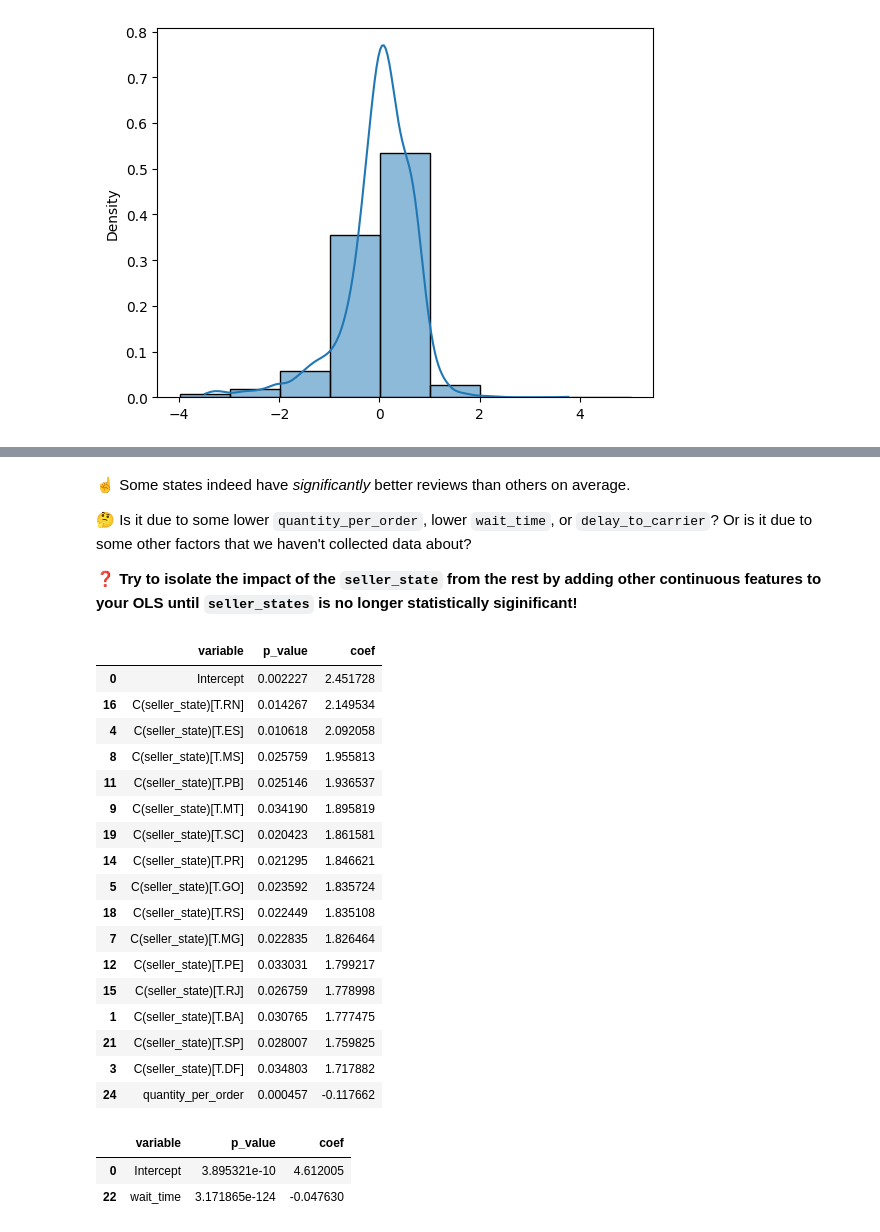
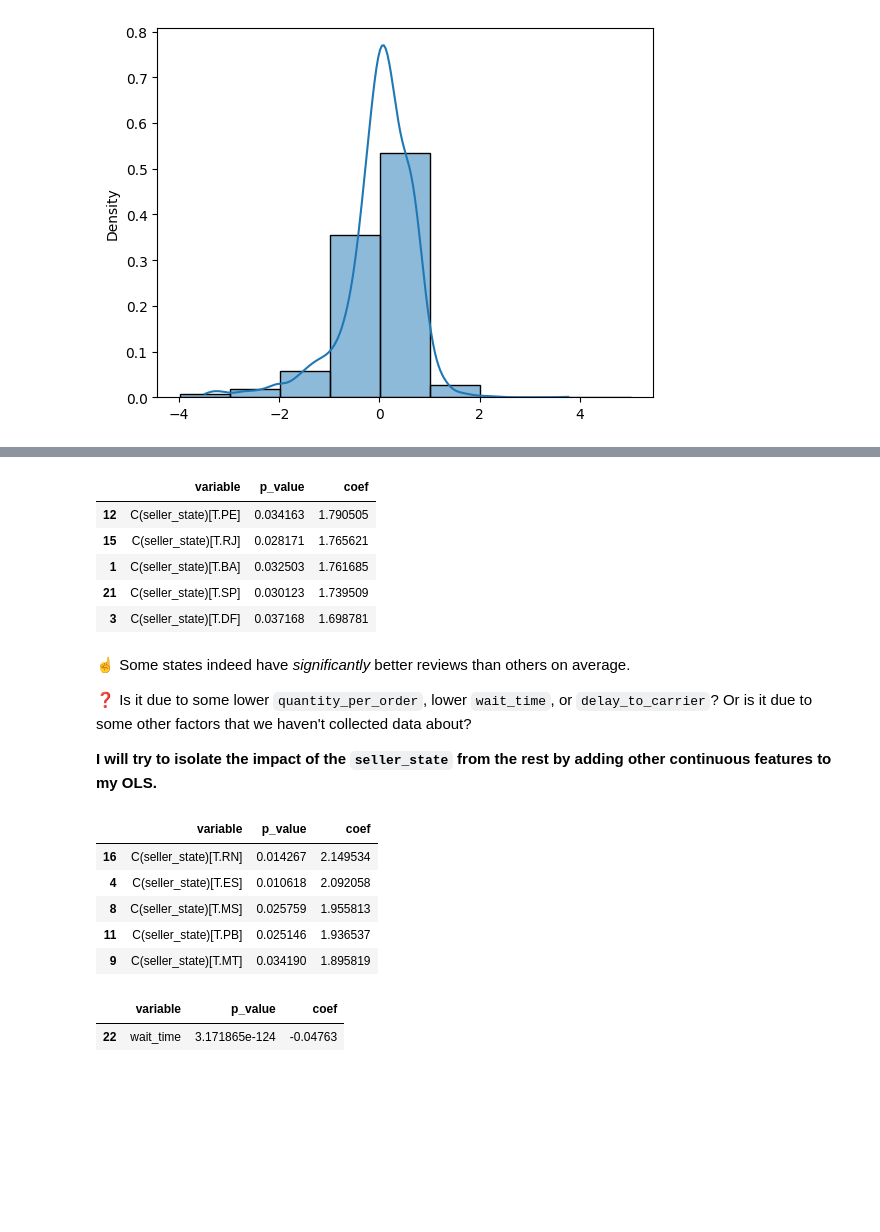
Before and after one commit to Kaaykun/OlistAnalysis, a Jupyter notebook: notebooks/08_sellers.ipynb, the cells around one changed output, grey strips where cells are left out. Drawn from its saved outputs; the diff is of its cells as text; code cells hidden in the pictures; blank space fills up the shorter version.

```diff
--- a/notebooks/08_sellers.ipynb
+++ b/notebooks/08_sellers.ipynb
@@ -137,0 +44,10 @@ git push origin master
+# %%
+root_path = os.path.join(os.getcwd(),'..')
+if root_path not in sys.path:
+    sys.path.append(root_path)
+
+from utils.seller import Seller
+
+seller_instance = Seller()
+sellers = seller_instance.get_training_data()
+sellers.head(3)
@@ -149,2 +66,0 @@ git push origin master
-# %%
-sellers = Seller().get_training_data()
@@ -348 +171,19 @@ from olist.utils import return_significative_coef
+# %%
+def return_significative_coef(model):
+    """
+    Returns p_value, lower and upper bound coefficients
+    from a statsmodels object.
+    """
+    # Extract p_values
+    p_values = model.pvalues.reset_index()
+    p_values.columns = ['variable', 'p_value']
+
+    # Extract coef_int
+    coef = model.params.reset_index()
+    coef.columns = ['variable', 'coef']
+
+    return p_values.merge(coef,
+                          on='variable')\
+                   .query("p_value<0.05").sort_values(by='coef',
+                                                      ascending=False)
 # %%
@@ -369,36 +192,34 @@ return_significative_coef(model2)
+# %%
+return_significative_coef(model2).tail()
+# %% [output]
+|  | variable | p_value | coef |
+| 12 | C(seller_state)[T.PE] | 0.034163 | 1.790505 |
+| 15 | C(seller_state)[T.RJ] | 0.028171 | 1.765621 |
+| 1 | C(seller_state)[T.BA] | 0.032503 | 1.761685 |
+| 21 | C(seller_state)[T.SP] | 0.030123 | 1.739509 |
+| 3 | C(seller_state)[T.DF] | 0.037168 | 1.698781 |
 # %% [markdown]
 ☝️ Some states indeed have _significantly_ better reviews than others on average.
 
-🤔 Is it due to some lower `quantity_per_order`, lower `wait_time`, or `delay_to_carrier`?  Or is it due to some other factors that we haven't collected data about?
+❓ Is it due to some lower `quantity_per_order`, lower `wait_time`, or `delay_to_carrier`?  Or is it due to some other factors that we haven't collected data about?
 
-❓ **Try to isolate the impact of the `seller_state` from the rest by adding other continuous features to your OLS until `seller_states` is no longer statistically siginificant!**
+**I will try to isolate the impact of the `seller_state` from the rest by adding other continuous features to my OLS.**
 # %%
-model3 = smf.ols(formula='review_score ~  sales + quantity + quantity_per_order + C(seller_state)', data=sellers).fit()
-return_significative_coef(model3)
+formula = 'review_score ~  sales + quantity + quantity_per_order + C(seller_state)'
+model3 = smf.ols(formula=formula, data=sellers).fit()
+return_significative_coef(model3).head(5+1)[1:]
 # %% [output]
 |  | variable | p_value | coef |
-| 0 | Intercept | 0.002227 | 2.451728 |
 | 16 | C(seller_state)[T.RN] | 0.014267 | 2.149534 |
 | 4 | C(seller_state)[T.ES] | 0.010618 | 2.092058 |
 | 8 | C(seller_state)[T.MS] | 0.025759 | 1.955813 |
 | 11 | C(seller_state)[T.PB] | 0.025146 | 1.936537 |
 | 9 | C(seller_state)[T.MT] | 0.034190 | 1.895819 |
-| 19 | C(seller_state)[T.SC] | 0.020423 | 1.861581 |
-| 14 | C(seller_state)[T.PR] | 0.021295 | 1.846621 |
-| 5 | C(seller_state)[T.GO] | 0.023592 | 1.835724 |
-| 18 | C(seller_state)[T.RS] | 0.022449 | 1.835108 |
-| 7 | C(seller_state)[T.MG] | 0.022835 | 1.826464 |
-| 12 | C(seller_state)[T.PE] | 0.033031 | 1.799217 |
-| 15 | C(seller_state)[T.RJ] | 0.026759 | 1.778998 |
-| 1 | C(seller_state)[T.BA] | 0.030765 | 1.777475 |
-| 21 | C(seller_state)[T.SP] | 0.028007 | 1.759825 |
-| 3 | C(seller_state)[T.DF] | 0.034803 | 1.717882 |
-| 24 | quantity_per_order | 0.000457 | -0.117662 |
 # %%
-model4 = smf.ols(formula='review_score ~ wait_time + C(seller_state)', data=sellers).fit()
-return_significative_coef(model4)
+formula = 'review_score ~ wait_time + C(seller_state)'
+model4 = smf.ols(formula=formula, data=sellers).fit()
+return_significative_coef(model4).head(5+1)[1:]
 # %% [output]
 |  | variable | p_value | coef |
-| 0 | Intercept | 3.895321e-10 | 4.612005 |
-| 22 | wait_time | 3.171865e-124 | -0.047630 |
+| 22 | wait_time | 3.171865e-124 | -0.04763 |
 # %% [markdown]
```
Also changed, not shown: parts of 44 cells of this notebook, 4 other files.
